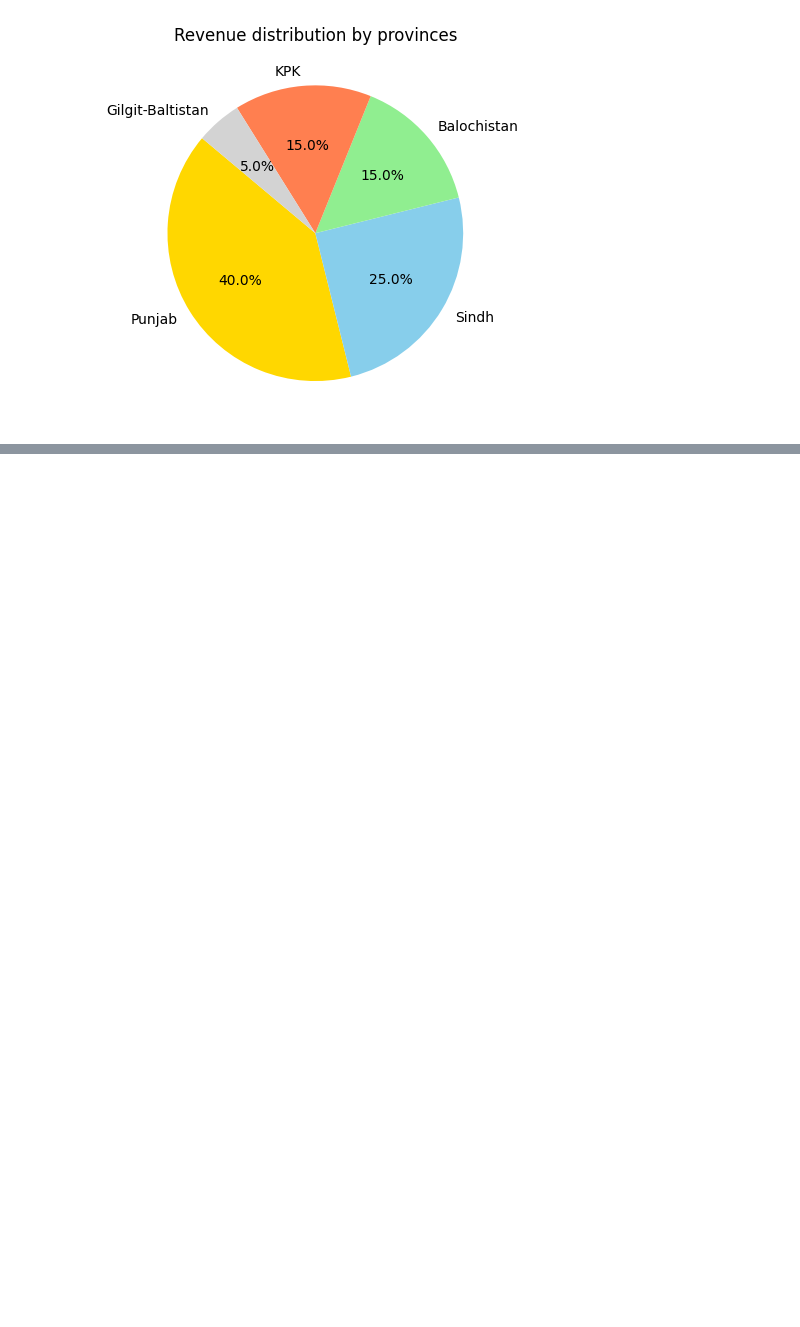
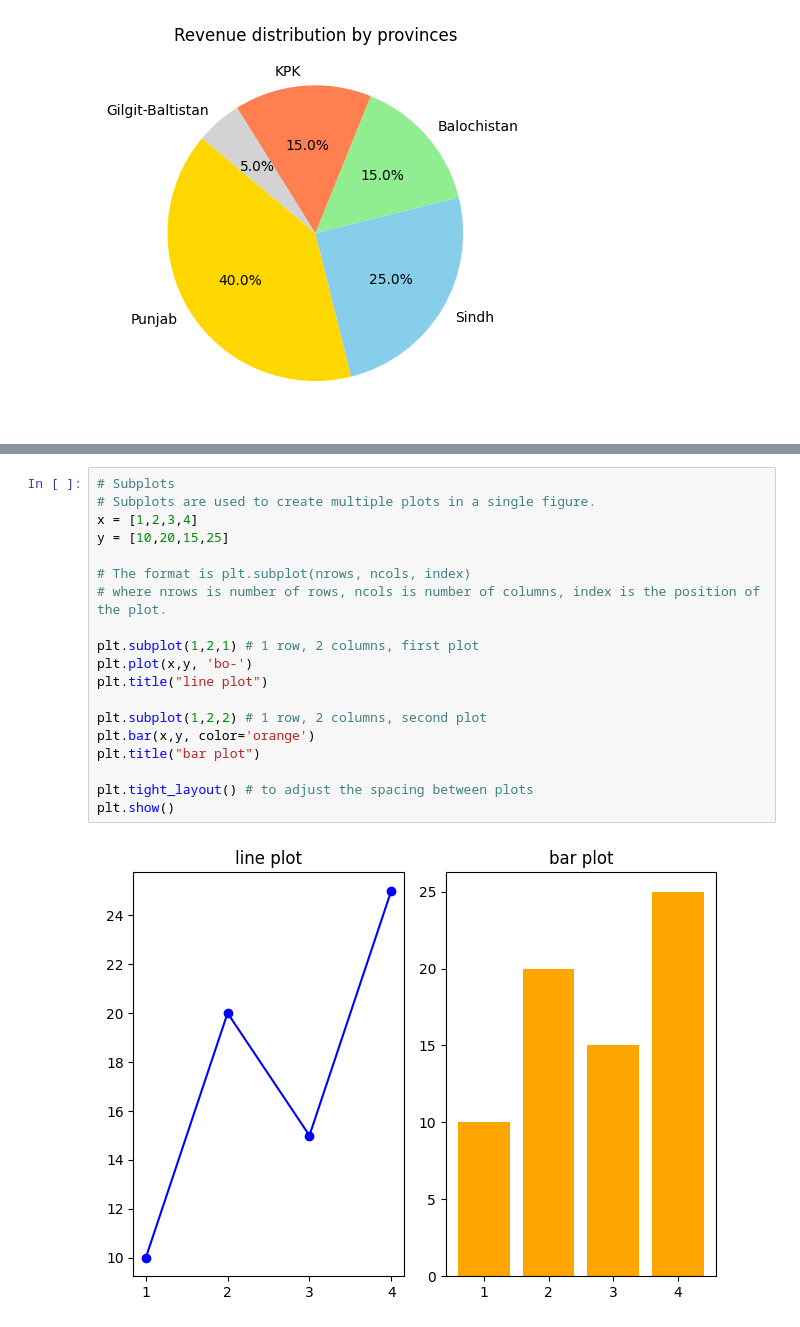
Before and after one commit to sherazAhmed-ipynb/DataScienceRevised, a Jupyter notebook: dataAnalysisAndVisualization/DVwithMatplotlibandSeaborn/matplotlibAndSeaborn.ipynb, the cells around one changed output, grey strips where cells are left out. Drawn from its saved outputs; the diff is of its cells as text; blank space fills up the shorter version.

Commit message:
subplots revised

```diff
--- a/dataAnalysisAndVisualization/DVwithMatplotlibandSeaborn/matplotlibAndSeaborn.ipynb
+++ b/dataAnalysisAndVisualization/DVwithMatplotlibandSeaborn/matplotlibAndSeaborn.ipynb
@@ -113,0 +142,21 @@ plt.show()
+# %%
+# Subplots
+# Subplots are used to create multiple plots in a single figure.
+x = [1,2,3,4]
+y = [10,20,15,25]
+
+# The format is plt.subplot(nrows, ncols, index)
+# where nrows is number of rows, ncols is number of columns, index is the position of the plot.
+
+plt.subplot(1,2,1) # 1 row, 2 columns, first plot
+plt.plot(x,y, 'bo-')
+plt.title("line plot")
+
+plt.subplot(1,2,2) # 1 row, 2 columns, second plot
+plt.bar(x,y, color='orange')
+plt.title("bar plot")
+
+plt.tight_layout() # to adjust the spacing between plots
+plt.show()
+# %% [output]
+[figure, added]
```
Also changed, not shown: parts of 7 cells of this notebook.
